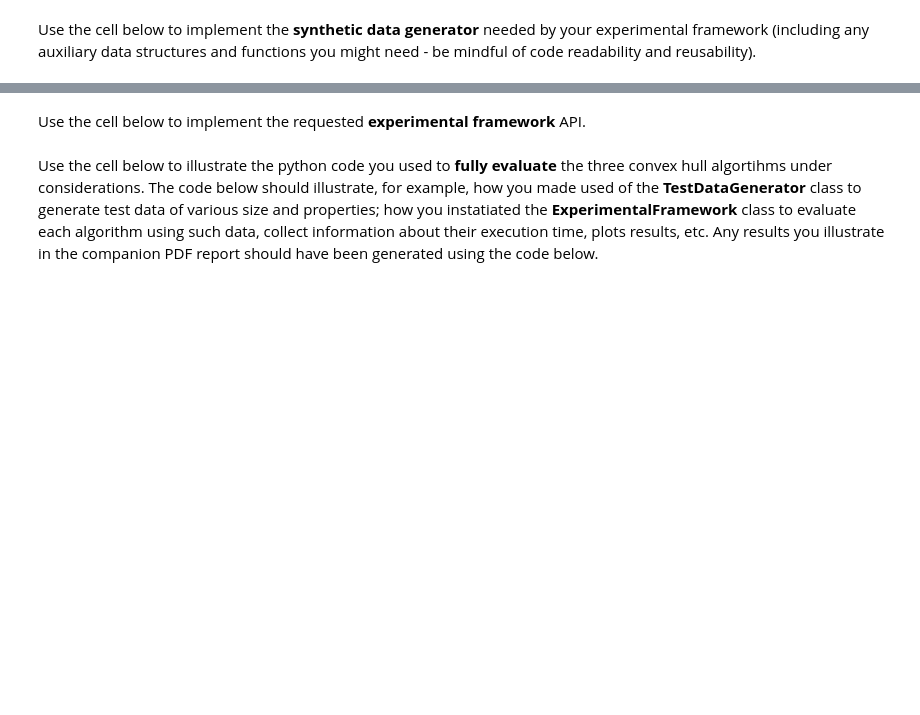
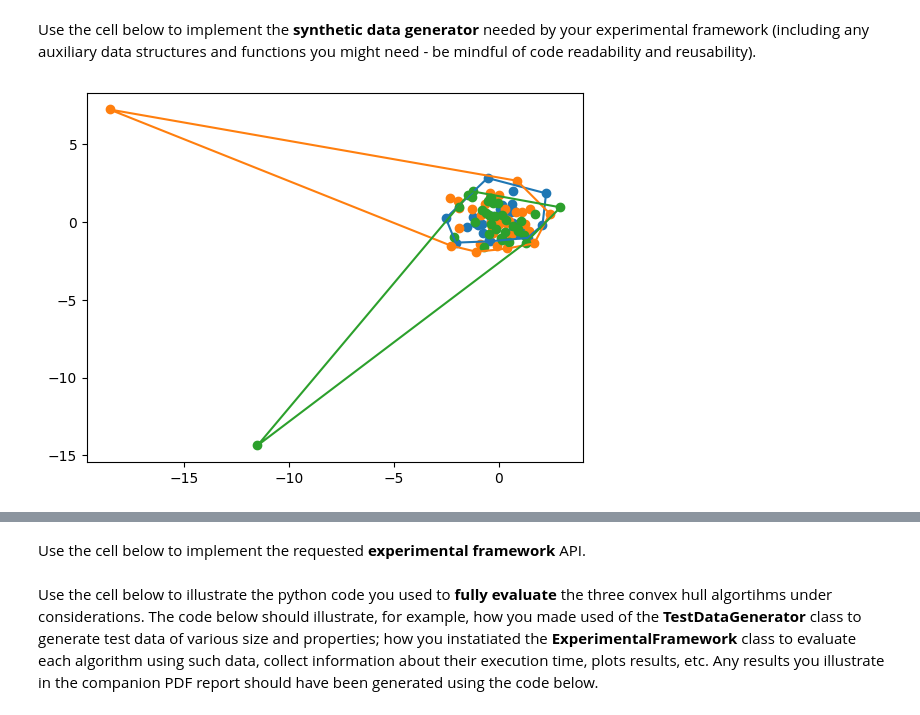
Before and after one commit to igreat/convex-hull, a Jupyter notebook: grp-001-0005code.ipynb, the cells around one changed output, grey strips where cells are left out. Cells and saved outputs as stored; diff of their text form; code cells hidden in the pictures; blank space fills up the shorter version.

```diff
--- a/grp-001-0005code.ipynb
+++ b/grp-001-0005code.ipynb
@@ -276,0 +241,86 @@ class TestDataGenerator():
+# %%
+import random
+import matplotlib.pyplot as plt
+
+
+class TestDataGenerator():
+    """
+    A class to represent a synthetic data generator.
+
+    ...
+
+    Attributes
+    ----------
+
+    [to be defined as part of the coursework]
+
+    Methods
+    -------
+
+    [to be defined as part of the coursework]
+
+    """
+
+    def __init__():
+        pass
+
+    def generate_colinear_points():
+        pass
+
+    def generate_concentric_circles():
+        pass
+
+    def generate_random_points():
+        pass
+
+    #def generate_random_points_with_outliers():
+    import random
+
+
+import random
+import math
+import matplotlib.pyplot as plt
+
+# Define the function to generate random points with random outliers forming a triangle
+def generate_random_points_with_outliers(num_points=100):
+    # Generate random points
+    random_points = [(random.gauss(0, 1), random.gauss(0, 1)) for _ in range(num_points)]
+
+    # Generate three random outlier points forming a triangle
+    outliers = []
+    for _ in range(2):
+        outliers.append((random.uniform(-20, 20), random.uniform(-20, 20)))  # Random outliers within a larger range
+
+    # Combine random points with outliers
+    points_with_outliers = random_points + outliers
+
+    return points_with_outliers
+
+
+# Function to plot points
+def plot_points(input_set, output_set):
+    x = [i[0] for i in input_set]
+    y = [i[1] for i in input_set]
+    plt.scatter(x, y)
+    x = [i[0] for i in output_set]
+    y = [i[1] for i in output_set]
+    # Close the loop
+    x.append(output_set[0][0])
+    y.append(output_set[0][1])
+    plt.plot(x, y)
+    plt.show()
+
+# Generate random points with outliers forming a triangle
+points_with_outliers = generate_random_points_with_outliers()
+
+# Partition the points into sets and visualize for debugging
+partitions = partition_points(points_with_outliers, 3)
+visualize_convex_hulls(partitions, [jarvis_march(partition) for partition in partitions])
+
+# Compute the convex hull using Chan's algorithm
+convex_hull = chan(points_with_outliers)
+
+# Plot the input points and the convex hull
+plot_points(points_with_outliers, convex_hull)
+# %% [output]
+[figure, added]
```
Also changed, not shown: parts of 4 cells of this notebook.
